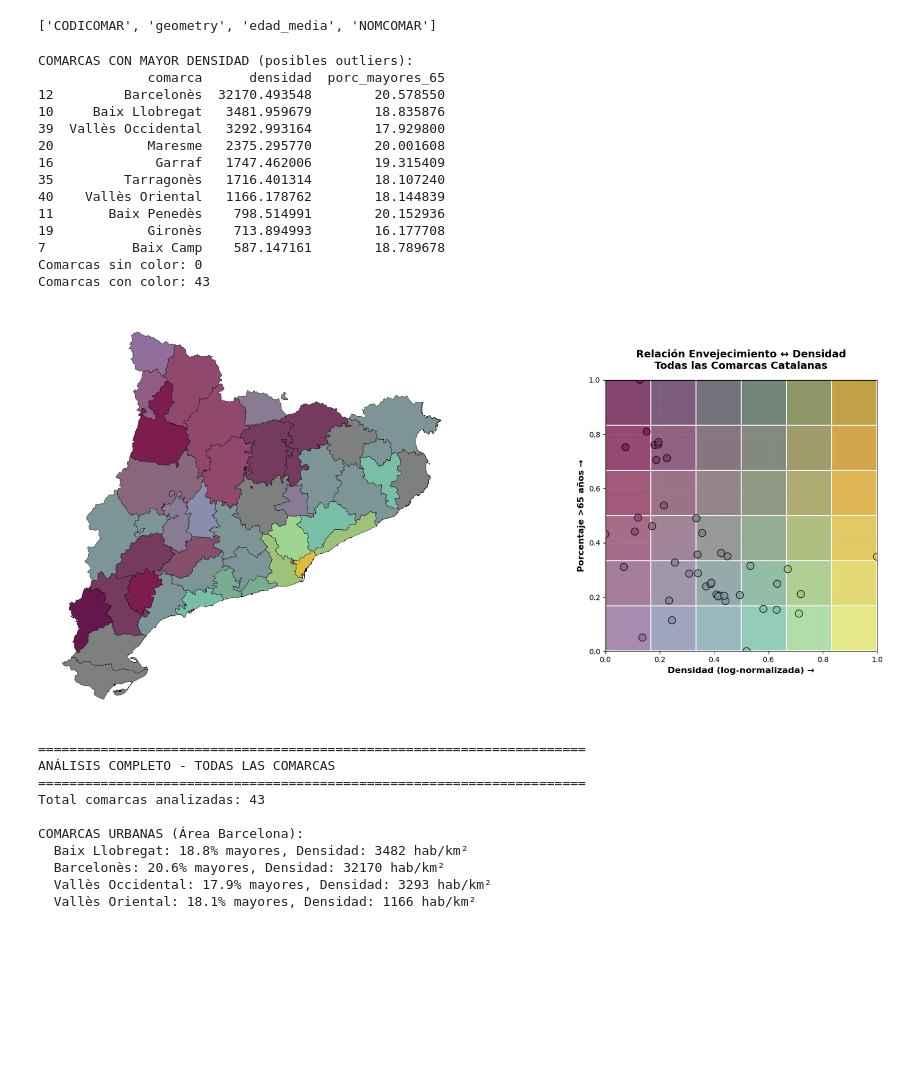
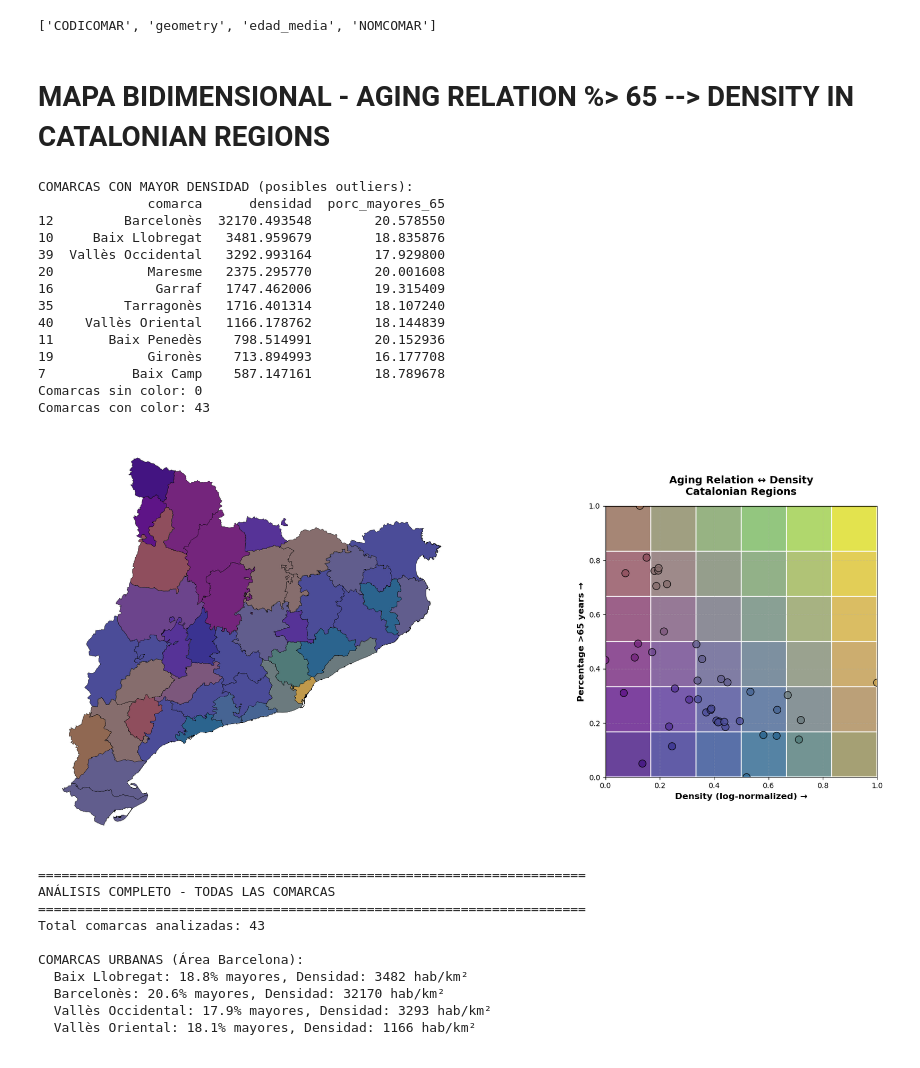
Before and after one commit to alexdeharo269/CatDef, a Jupyter notebook: javierfernandez.ipynb, the cells around one changed output. Saved outputs shown, nothing was run; the diff lists cells and outputs as text; code cells hidden in the pictures; blank space fills up the shorter version.

```diff
--- a/javierfernandez.ipynb
+++ b/javierfernandez.ipynb
@@ -628,6 +600,8 @@ gdf = gdf.merge(geo_municipios, left_on='geo', right_on='CODIMUNI', how='left')
 print(gdf_comarca.columns.tolist())
 # %% [output]
 ['CODICOMAR', 'geometry', 'edad_media', 'NOMCOMAR']
+# %% [markdown]
+# MAPA BIDIMENSIONAL - AGING RELATION %> 65 --> DENSITY IN CATALONIAN REGIONS
 # %%
 import pandas as pd
 import geopandas as gpd
@@ -636,9 +610,7 @@ import matplotlib.pyplot as plt
 from matplotlib.patches import Rectangle
 import seaborn as sns
 
-# ---------------------------------------------------
-# 1) Cargar datos y calcular porcentaje de mayores de 65
-# ---------------------------------------------------
+# Cargar datos del censo y calcular porcentaje de mayores de 65 por municipio
 df = pd.read_csv("data/cens.csv", sep=";", dtype={"geo": str})
 df = df[df["sexe"]=="total"].copy()
 df["valor"] = pd.to_numeric(df["valor"], errors="coerce")
@@ -665,9 +637,7 @@ porcentaje_mayores_65 = df.groupby("geo").apply(calcular_mayores_65).reset_index
 pob_muni = df.groupby("geo")["valor"].sum().reset_index(name="poblacion")
 gdf_muni = porcentaje_mayores_65.merge(pob_muni, on="geo")
 
-# ---------------------------------------------------
-# 2) Cargar y unir geometrías
-# ---------------------------------------------------
+# Cargar geometrías de municipios y unir con datos demográficos
 geo_municipios = gpd.read_file(
     "carto/divisions-administratives-v2r1-municipis-1000000-20250730.json"
 )[['CODIMUNI','CODICOMAR']]
@@ -679,9 +649,7 @@ gdf_comarca = gpd.read_file(
 )
 gdf_comarca["CODICOMAR"] = gdf_comarca["CODICOMAR"].astype(str)
 
-# ---------------------------------------------------
-# 3) Calcular a nivel comarca
-# ---------------------------------------------------
+# Calcular población y porcentaje de mayores de 65 por comarca
 pop_comarca = gdf_muni.groupby("CODICOMAR")["poblacion"].sum().reset_index()
 porc_comarca = gdf_muni.groupby("CODICOMAR").apply(
     lambda x: np.sum(x["porc_mayores_65"] * x["poblacion"]) / x["poblacion"].sum() if x["poblacion"].sum() > 0 else np.nan
@@ -690,23 +658,19 @@ porc_comarca = gdf_muni.groupby("CODICOMAR").apply(
 gdf_comarca = gdf_comarca.merge(pop_comarca, on="CODICOMAR", how="left")
 gdf_comarca = gdf_comarca.merge(porc_comarca, on="CODICOMAR", how="left")
 
-# ---------------------------------------------------
-# 4) Calcular densidad
-# ---------------------------------------------------
+# Calcular densidad
 gdf_comarca = gdf_comarca.to_crs(epsg=25831)
 gdf_comarca["densidad"] = (gdf_comarca["poblacion"] / gdf_comarca.area) * 1e6
 
-# ---------------------------------------------------
-# 5) CORRECCIÓN: Preparar datos SIN filtrar outliers de densidad
-# ---------------------------------------------------
+# Preparar DataFrame para panel
 df_panel = gdf_comarca[['NOMCOMAR','porc_mayores_65','densidad', 'poblacion', 'geometry']].dropna().copy()
 df_panel = df_panel.rename(columns={'NOMCOMAR':'comarca'})
 
-# DEBUG: Ver las comarcas con mayor densidad
+#  Ver las comarcas con mayor densidad
 print("COMARCAS CON MAYOR DENSIDAD (posibles outliers):")
 print(df_panel.nlargest(10, 'densidad')[['comarca', 'densidad', 'porc_mayores_65']])
 
-# CORRECCIÓN: NO filtrar por p95, en su lugar usar transformación logarítmica
+# No filtrar por p95, en su lugar usar transformación logarítmica
 n_bins = 6
 
 # Para densidad: usar escala logarítmica para manejar el amplio rango
@@ -725,7 +689,7 @@ df_panel["porc_bin"] = np.floor(df_panel["porc_norm"] * n_bins).clip(0, n_bins-1
 
 # Paletas de colores
 cmap_x = sns.color_palette("viridis", as_cmap=True)
-cmap_y = sns.color_palette("Reds", as_cmap=True)
+cmap_y = sns.color_palette("plasma", as_cmap=True)
 
 def color_mixto(x_bin, y_bin):
     xv = (x_bin + 0.5)/n_bins
@@ -740,9 +704,7 @@ df_panel["color_rgb"] = df_panel.apply(lambda r: color_mixto(r["dens_bin"], r["p
 gdf_comarca_panel = gdf_comarca.merge(df_panel[['comarca', 'color_rgb', 'dens_norm', 'porc_norm']],
                                      left_on="NOMCOMAR", right_on="comarca", how="left")
 
-# ---------------------------------------------------
-# 6) Visualización corregida
-# ---------------------------------------------------
+# Plot combinado
 fig = plt.figure(figsize=(22, 10))
 gs = fig.add_gridspec(1, 2, width_ratios=[2, 1], wspace=0.2)
 
@@ -791,37 +753,37 @@ scatter_collections = ax.collections[0]
 scatter_collections.set_facecolors(list(df_panel['color_rgb']))
 # Datos x e y
 x = df_panel["dens_norm"].values
 y = df_panel["porc_norm"].values
 
 
 
 ax.set_xlim(0, 1)
 ax.set_ylim(0, 1)
 ax.set_aspect('equal', 'box')
-ax.set_xlabel("Densidad (log-normalizada) →", fontsize=12, fontweight='bold')
-ax.set_ylabel("Porcentaje >65 años →", fontsize=12, fontweight='bold')
-ax.set_title("Relación Envejecimiento ↔ Densidad\nTodas las Comarcas Catalanas",
+ax.set_xlabel("Density (log-normalized) →", fontsize=12, fontweight='bold')
+ax.set_ylabel("Percentage >65 years →", fontsize=12, fontweight='bold')
+ax.set_title("Aging Relation ↔ Density\nCatalonian Regions",
              fontsize=14, fontweight='bold', pad=15)
 ax.grid(True, alpha=0.3, linestyle='--')
 
 plt.tight_layout()
 plt.show()
 # %% [output]
 COMARCAS CON MAYOR DENSIDAD (posibles outliers):
               comarca      densidad  porc_mayores_65
 12         Barcelonès  32170.493548        20.578550
 10     Baix Llobregat   3481.959679        18.835876
 39  Vallès Occidental   3292.993164        17.929800
 20            Maresme   2375.295770        20.001608
 16             Garraf   1747.462006        19.315409
 35         Tarragonès   1716.401314        18.107240
 40    Vallès Oriental   1166.178762        18.144839
 11       Baix Penedès    798.514991        20.152936
 19            Gironès    713.894993        16.177708
 7           Baix Camp    587.147161        18.789678
 Comarcas sin color: 0
 Comarcas con color: 43
-[figure, old version]
+[figure, new version]
 # %%
 # Análisis completo
 print("\n" + "="*70)
```
Also changed, not shown: parts of 14 cells of this notebook, 1 other file.
